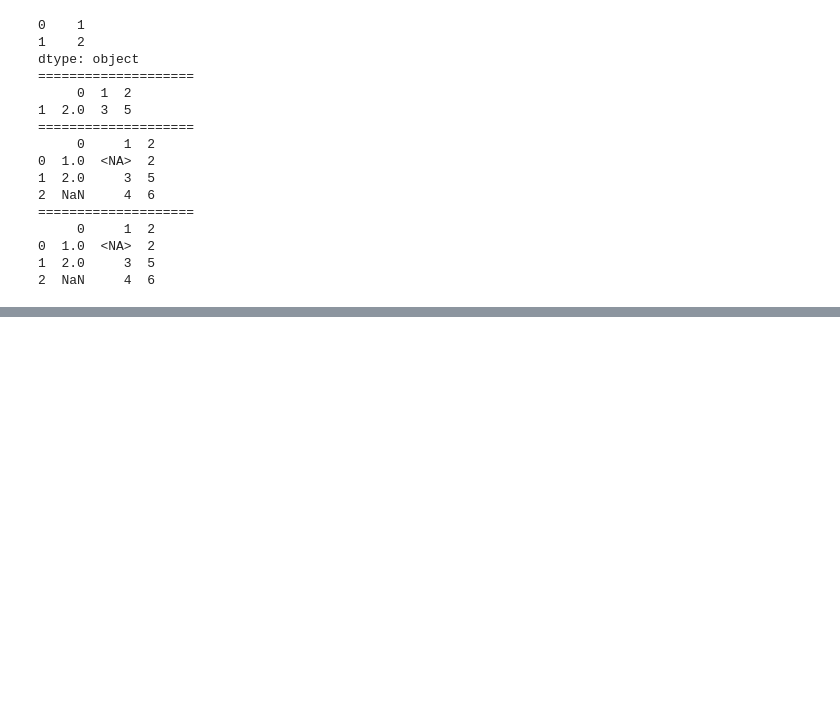
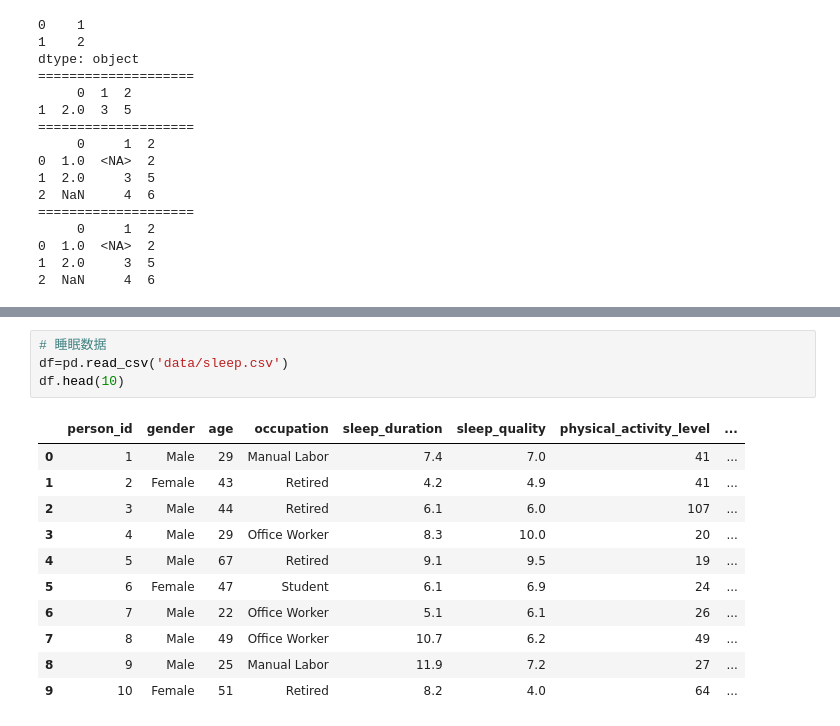
Before and after one commit to aonolee5-cmyk/notes, a Jupyter notebook: 4.数据分析.ipynb, the cells around one changed output, grey strips where cells are left out. Drawn from its saved outputs; the diff is of its cells as text; blank space fills up the shorter version.

```diff
--- a/4.数据分析.ipynb
+++ b/4.数据分析.ipynb
@@ -148,0 +394,16 @@ dtype: int64
+# %%
+# 睡眠数据
+df=pd.read_csv('data/sleep.csv')
+df.head(10)
+# %% [output]
+|  | person_id | gender | age | occupation | sleep_duration | sleep_quality | physical_activity_level | ... |
+| 0 | 1 | Male | 29 | Manual Labor | 7.4 | 7.0 | 41 | ... |
+| 1 | 2 | Female | 43 | Retired | 4.2 | 4.9 | 41 | ... |
+| 2 | 3 | Male | 44 | Retired | 6.1 | 6.0 | 107 | ... |
+| 3 | 4 | Male | 29 | Office Worker | 8.3 | 10.0 | 20 | ... |
+| 4 | 5 | Male | 67 | Retired | 9.1 | 9.5 | 19 | ... |
+| 5 | 6 | Female | 47 | Student | 6.1 | 6.9 | 24 | ... |
+| 6 | 7 | Male | 22 | Office Worker | 5.1 | 6.1 | 26 | ... |
+| 7 | 8 | Male | 49 | Office Worker | 10.7 | 6.2 | 49 | ... |
+| 8 | 9 | Male | 25 | Manual Labor | 11.9 | 7.2 | 27 | ... |
+| 9 | 10 | Female | 51 | Retired | 8.2 | 4.0 | 64 | ... |
```
Also changed, not shown: parts of 24 cells of this notebook.
